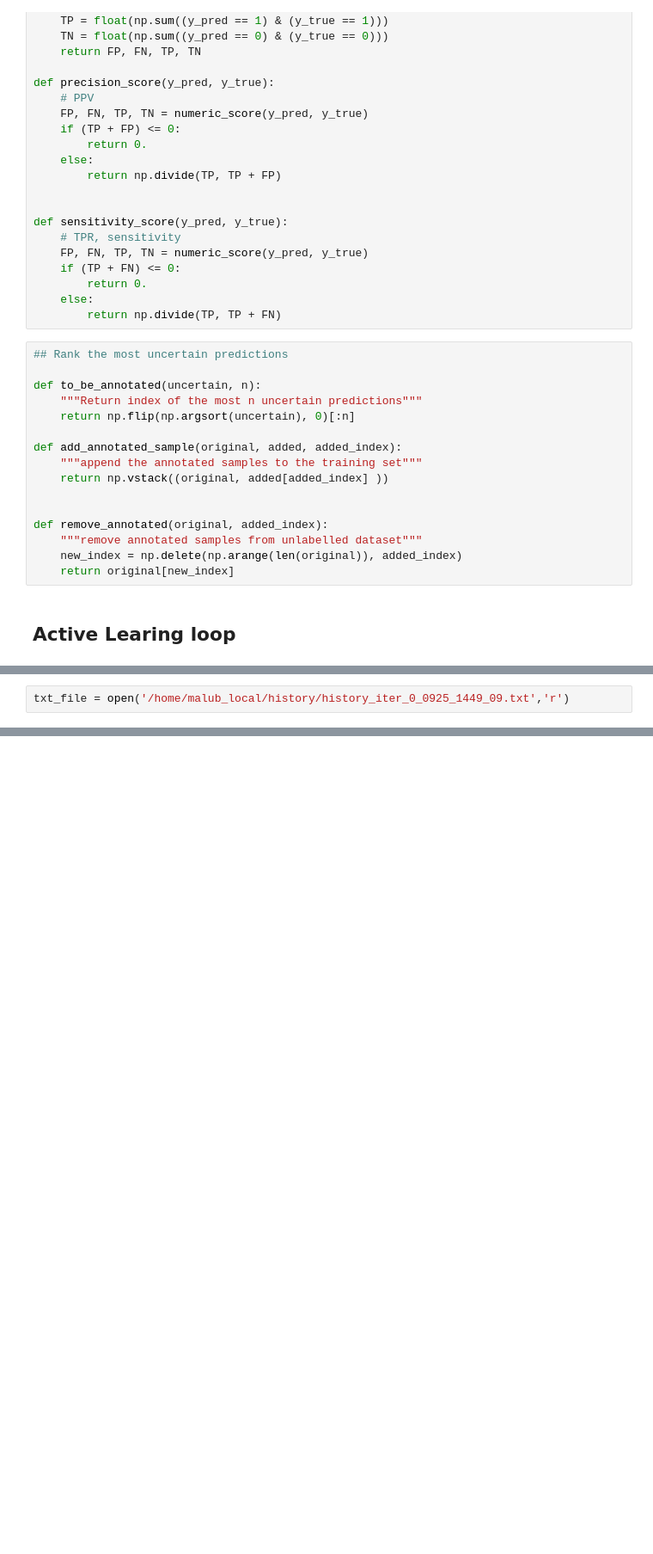
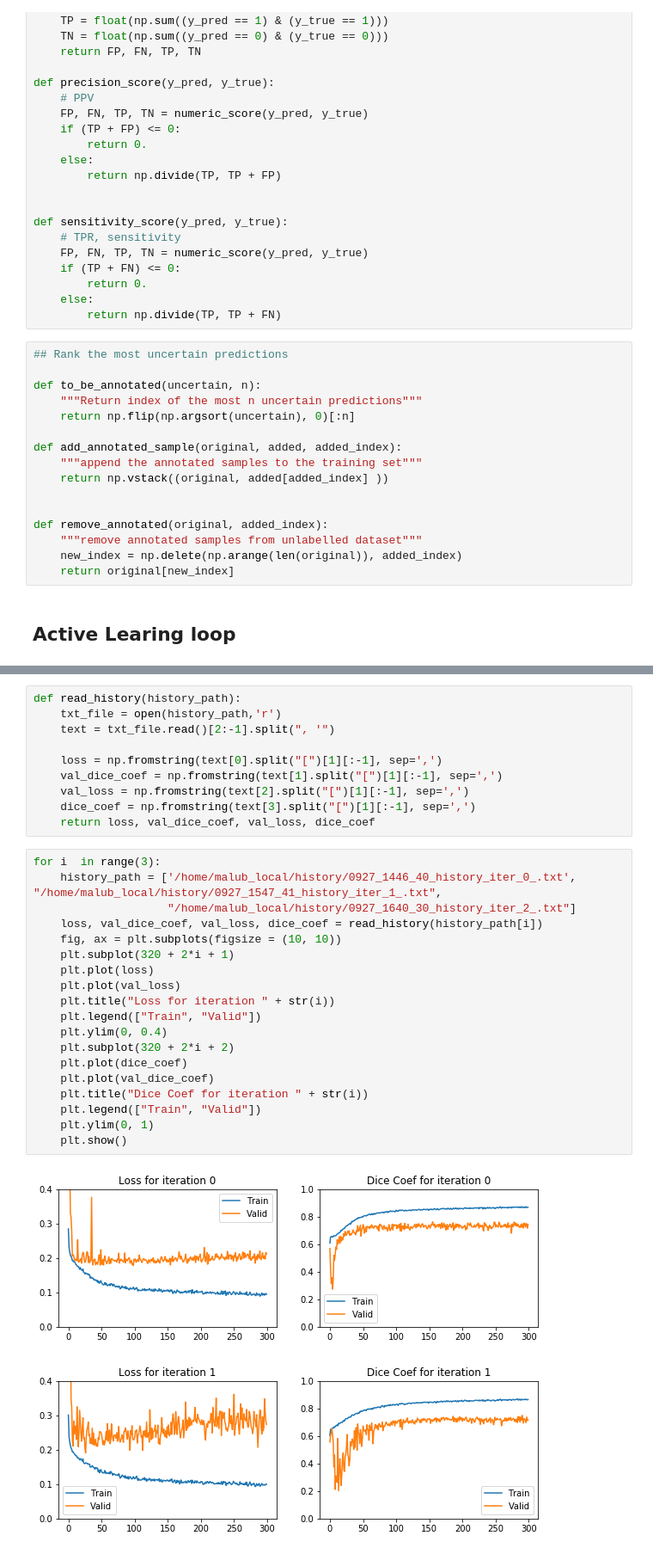
Before and after one commit to neuropoly/deep-active-learning, a Jupyter notebook: ceal/active_learning_27_09.ipynb, the cells around one changed output, grey strips where cells are left out. Shown at 86% size. Drawn from its saved outputs; the diff is of its cells as text; blank space fills up the shorter version.

```diff
--- a/ceal/active_learning_27_09.ipynb
+++ b/ceal/active_learning_27_09.ipynb
@@ -716,2 +637,0 @@ save_history(history.history, timestamp, 56, "./")
-# %%
-txt_file = open('/home/malub_local/history/history_iter_0_0925_1449_09.txt','r')
@@ -725,0 +638,32 @@ AttributeError: 'list' object has no attribute 'split'
+# %%
+def read_history(history_path):
+    txt_file = open(history_path,'r')
+    text = txt_file.read()[2:-1].split(", '")
+
+    loss = np.fromstring(text[0].split("[")[1][:-1], sep=',')
+    val_dice_coef = np.fromstring(text[1].split("[")[1][:-1], sep=',')
+    val_loss = np.fromstring(text[2].split("[")[1][:-1], sep=',')
+    dice_coef = np.fromstring(text[3].split("[")[1][:-1], sep=',')
+    return loss, val_dice_coef, val_loss, dice_coef
+# %%
+for i  in range(3):
+    history_path = ['/home/malub_local/history/0927_1446_40_history_iter_0_.txt', "/home/malub_local/history/0927_1547_41_history_iter_1_.txt",
+                    "/home/malub_local/history/0927_1640_30_history_iter_2_.txt"]
+    loss, val_dice_coef, val_loss, dice_coef = read_history(history_path[i])
+    fig, ax = plt.subplots(figsize = (10, 10))
+    plt.subplot(320 + 2*i + 1)
+    plt.plot(loss)
+    plt.plot(val_loss)
+    plt.title("Loss for iteration " + str(i))
+    plt.legend(["Train", "Valid"])
+    plt.ylim(0, 0.4)
+    plt.subplot(320 + 2*i + 2)
+    plt.plot(dice_coef)
+    plt.plot(val_dice_coef)
+    plt.title("Dice Coef for iteration " + str(i))
+    plt.legend(["Train", "Valid"])
+    plt.ylim(0, 1)
+    plt.show()
+# %% [output]
+[figure, added]
+[figure, added]
```
Also changed, not shown: parts of 20 cells of this notebook.
